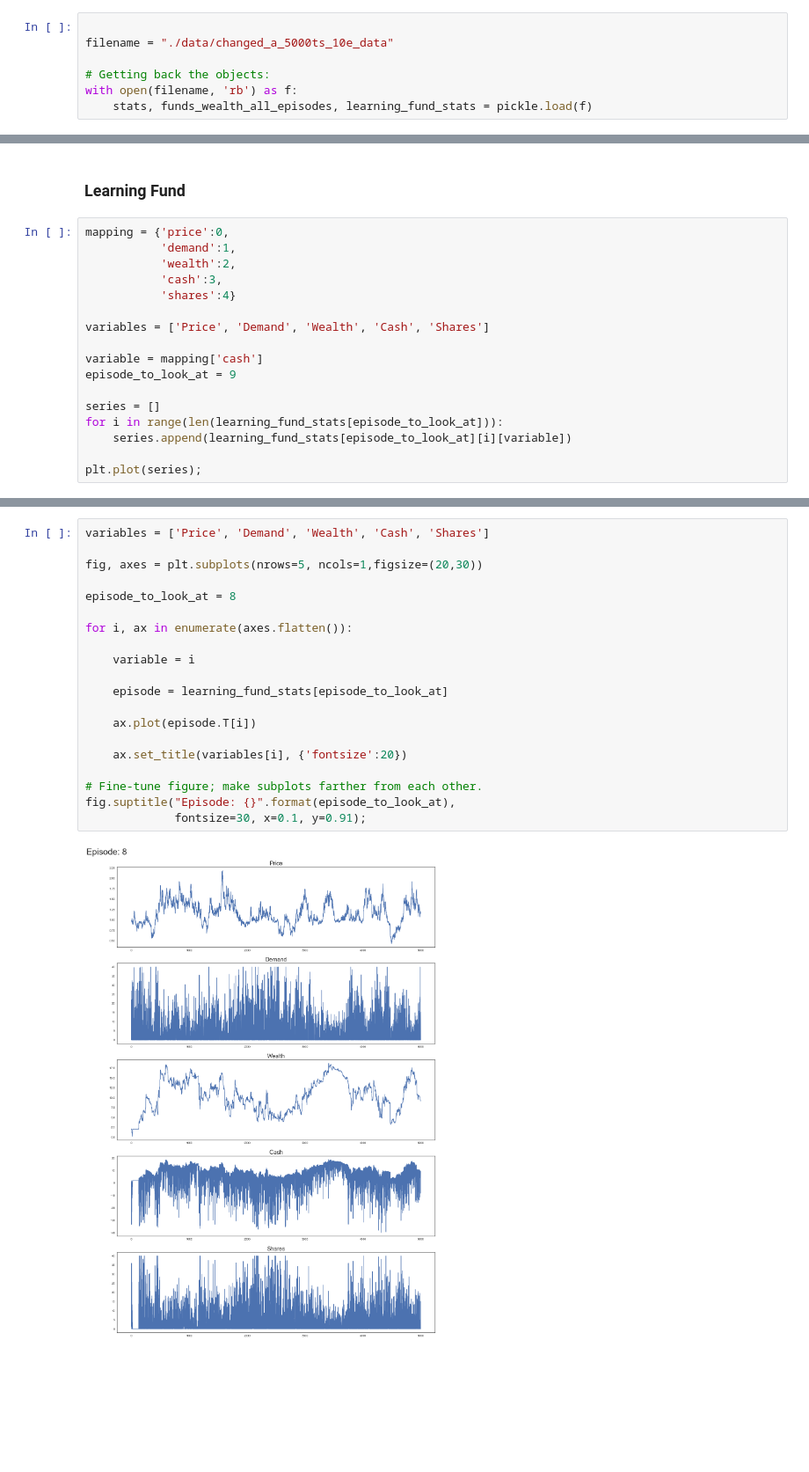
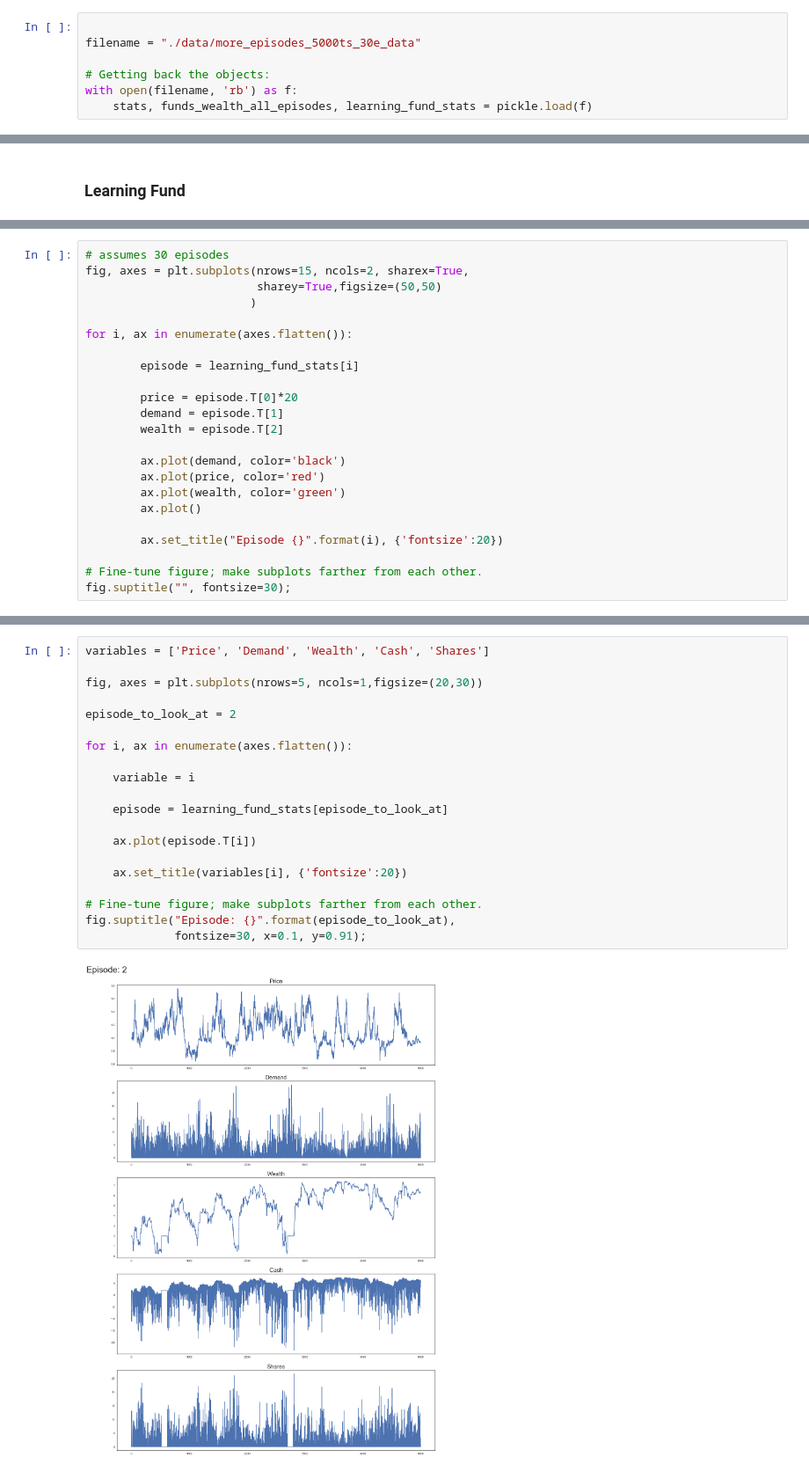
Before and after one commit to sertainly/intelligent_fund_via_RL, a Jupyter notebook: visualization.ipynb, the cells around one changed output, grey strips where cells are left out. Shown at 88% size. Saved outputs shown, nothing was run; the diff lists cells and outputs as text; blank space fills up the shorter version.

Commit message:
added visualizations, tried reloading a trained model

```diff
--- a/visualization.ipynb
+++ b/visualization.ipynb
@@ -9,7 +9,7 @@ import seaborn as sns
 sns.set_style("white")
 # %%
 
-filename = "./data/changed_a_5000ts_10e_data"
+filename = "./data/more_episodes_5000ts_30e_data"
 
 # Getting back the objects:
 with open(filename, 'rb') as f:
@@ -43,19 +43,2 @@ NameError: name 'plt' is not defined
 # %% [markdown]
 ### Learning Fund
-# %%
-mapping = {'price':0,
-           'demand':1,
-           'wealth':2,
-           'cash':3,
-           'shares':4}
-
-variables = ['Price', 'Demand', 'Wealth', 'Cash', 'Shares']
-
-variable = mapping['cash']
-episode_to_look_at = 9
-
-series = []
-for i in range(len(learning_fund_stats[episode_to_look_at])):
-    series.append(learning_fund_stats[episode_to_look_at][i][variable])
-
-plt.plot(series);
@@ -63,0 +50,23 @@ plt.plot(series);
+# %%
+# assumes 30 episodes
+fig, axes = plt.subplots(nrows=15, ncols=2, sharex=True,
+                         sharey=True,figsize=(50,50)
+                        )
+
+for i, ax in enumerate(axes.flatten()):
+
+        episode = learning_fund_stats[i]
+
+        price = episode.T[0]*20
+        demand = episode.T[1]
+        wealth = episode.T[2]
+
+        ax.plot(demand, color='black')
+        ax.plot(price, color='red')
+        ax.plot(wealth, color='green')
+        ax.plot()
+
+        ax.set_title("Episode {}".format(i), {'fontsize':20})
+
+# Fine-tune figure; make subplots farther from each other.
+fig.suptitle("", fontsize=30);
@@ -64,22 +75,22 @@ plt.plot(series);
 # %%
 variables = ['Price', 'Demand', 'Wealth', 'Cash', 'Shares']
 
 fig, axes = plt.subplots(nrows=5, ncols=1,figsize=(20,30))
 
-episode_to_look_at = 8
+episode_to_look_at = 2
 
 for i, ax in enumerate(axes.flatten()):
 
     variable = i
 
     episode = learning_fund_stats[episode_to_look_at]
 
     ax.plot(episode.T[i])
 
     ax.set_title(variables[i], {'fontsize':20})
 
 # Fine-tune figure; make subplots farther from each other.
 fig.suptitle("Episode: {}".format(episode_to_look_at),
              fontsize=30, x=0.1, y=0.91);
 # %% [output]
-[figure, old version]
+[figure, new version]
```
Also changed, not shown: parts of 4 cells of this notebook, 8 other files.
